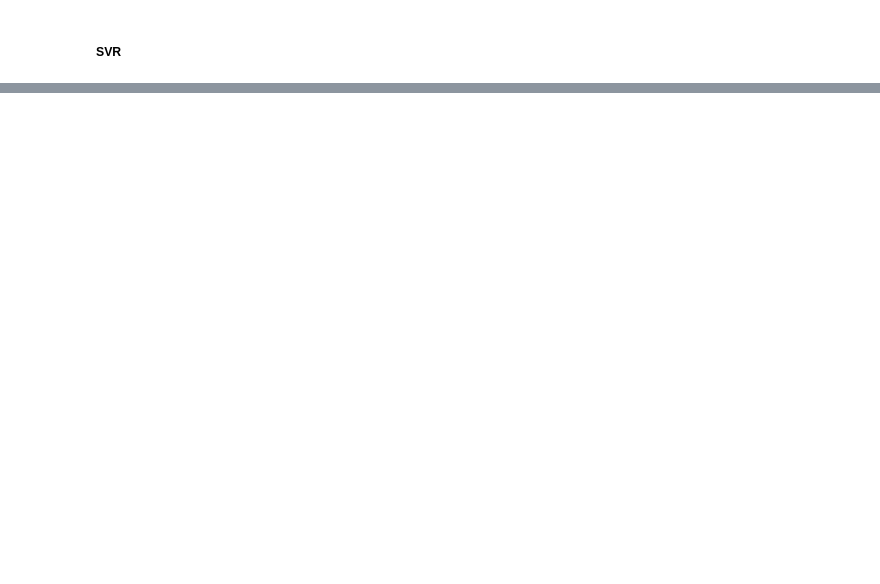
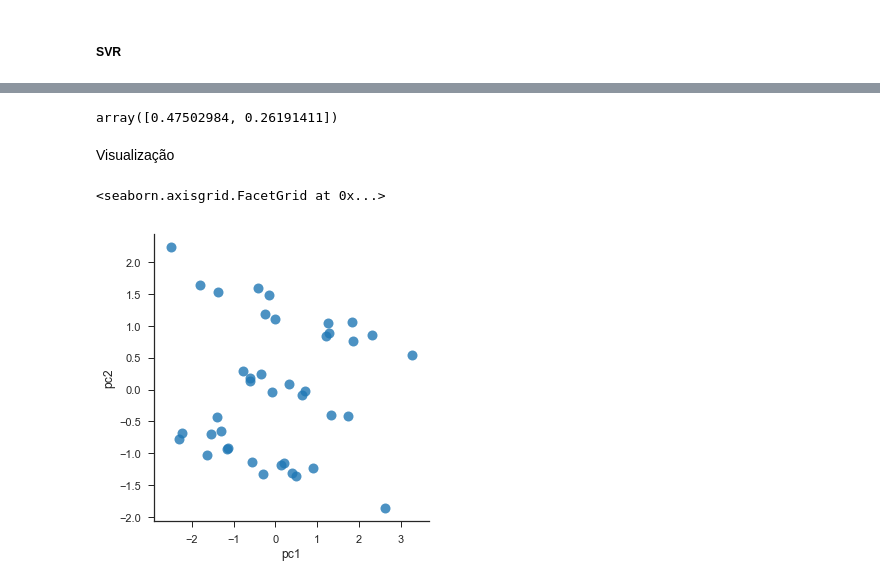
Before and after one commit to AmandaMMFunabashi/Python-Template-for-Data-Analysis, a Jupyter notebook: Data Analysis Template/Data_Analysis_Regression.ipynb, the cells around one changed output, grey strips where cells are left out. Cells and saved outputs as stored; diff of their text form; code cells hidden in the pictures; blank space fills up the shorter version.

```diff
--- a/Data Analysis Template/Data_Analysis_Regression.ipynb
+++ b/Data Analysis Template/Data_Analysis_Regression.ipynb
@@ -393,0 +527,7 @@ reg_results_cv(elastic, X_train, y_train, cv_kfold)
+# %%
+#normalização
+X_train_norm = X_train
+# %%
+principal_components = pca.fit_transform(X_train_norm)
+# %%
+X_train_pca = pd.DataFrame(data = principal_components, columns = ['pc1', 'pc2'])
@@ -393,0 +543,7 @@ reg_results_cv(elastic, X_train, y_train, cv_kfold)
+# %%
+#porcentagem de explicabilidade
+pca.explained_variance_ratio_
+# %% [output]
+array([0.47502984, 0.26191411])
+# %% [markdown]
+Visualização
@@ -393,0 +554,8 @@ reg_results_cv(elastic, X_train, y_train, cv_kfold)
+# %%
+sns.set_context("notebook", font_scale=1.1)
+sns.set_style("ticks")
+# %%
+sns.lmplot('pc1', 'pc2', X_train_pca, fit_reg=False, scatter_kws={"marker": "D","s": 100})
+# %% [output]
+<seaborn.axisgrid.FacetGrid at 0x...>
+[figure, added]
```
Also changed, not shown: parts of 32 cells of this notebook, 1 other file.
